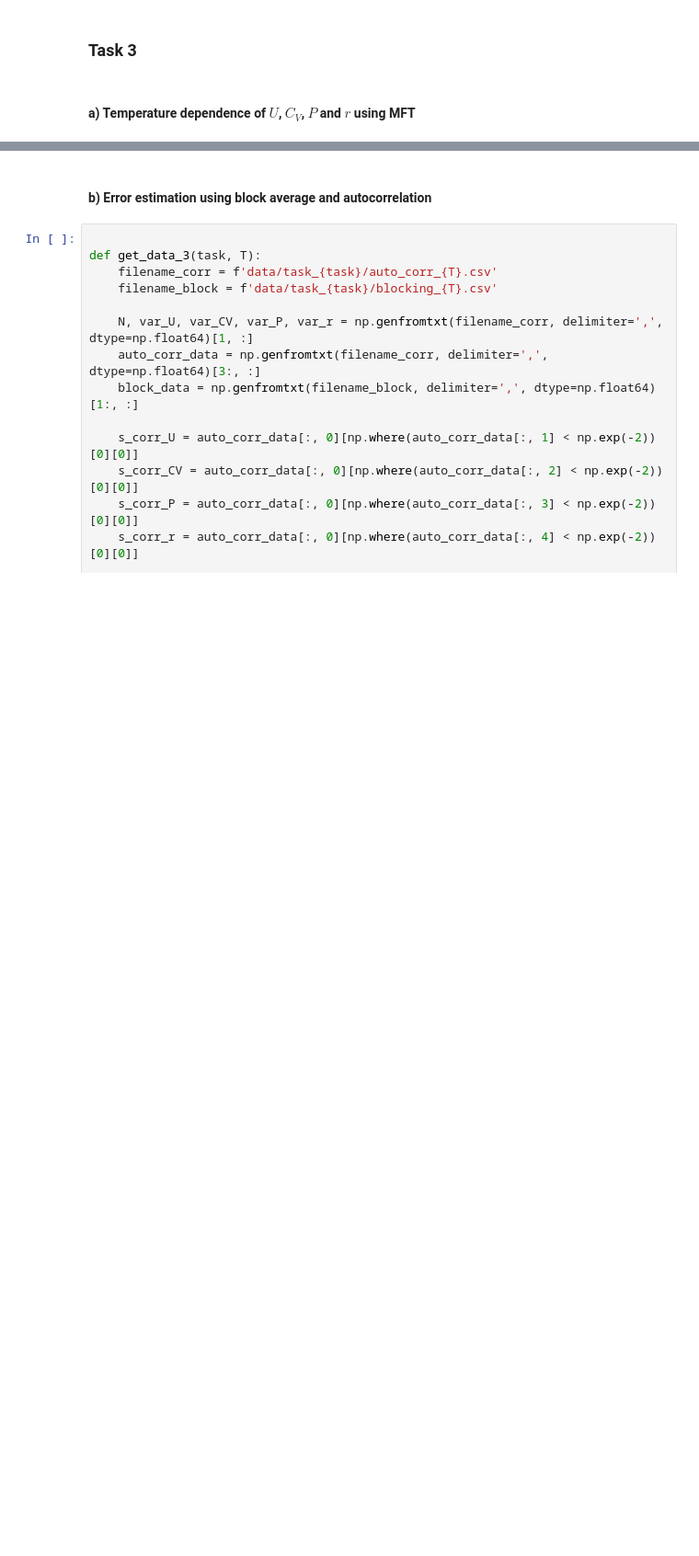
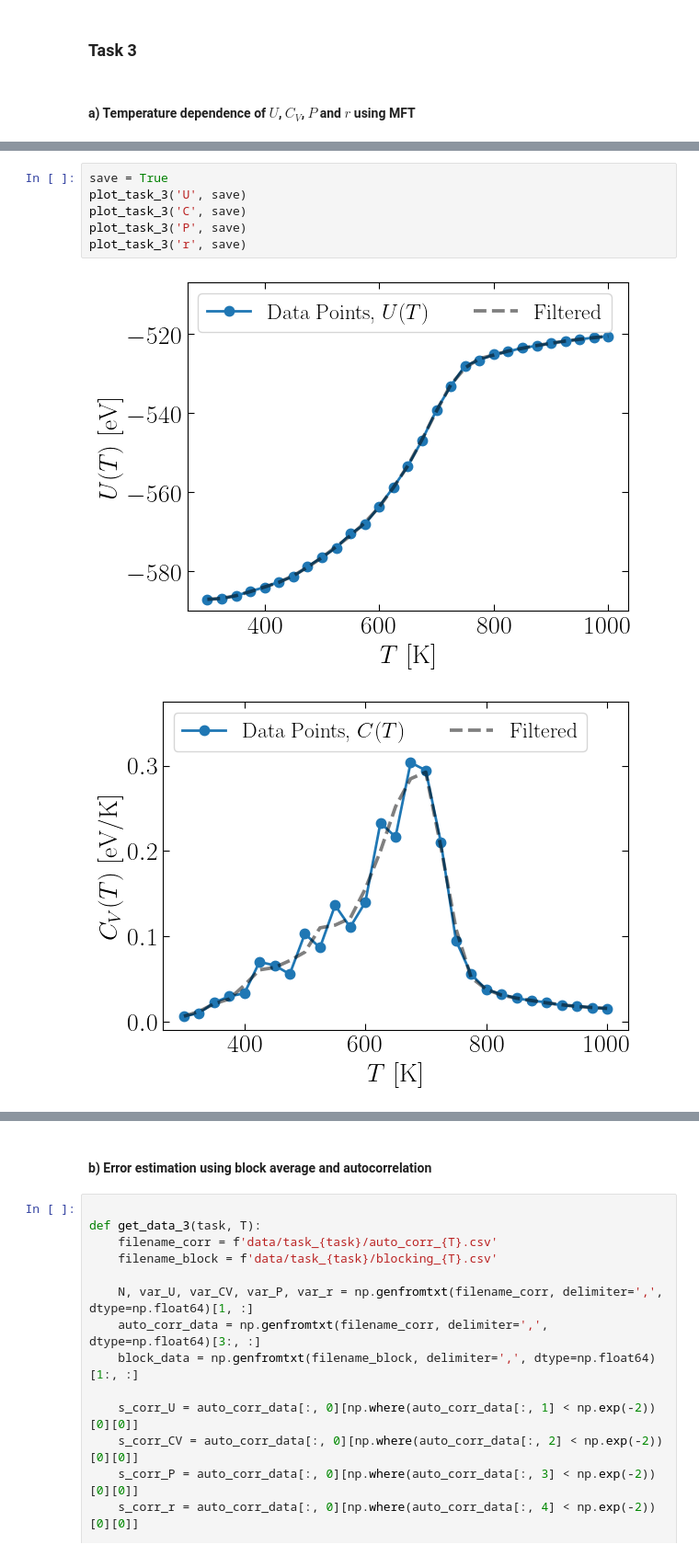
Before and after one commit to stommen/fka122-homeworks, a Jupyter notebook: H2/analyzer.ipynb, the cells around one changed output, grey strips where cells are left out. Shown at 92% size. Saved outputs shown, nothing was run; the diff lists cells and outputs as text; blank space fills up the shorter version.

```diff
--- a/H2/analyzer.ipynb
+++ b/H2/analyzer.ipynb
@@ -238,0 +246,9 @@ plot_task_3('r', False)
+# %%
+save = True
+plot_task_3('U', save)
+plot_task_3('C', save)
+plot_task_3('P', save)
+plot_task_3('r', save)
+# %% [output]
+[figure, added]
+[figure, added]
```
Also changed, not shown: parts of 4 cells of this notebook, 8 other files.
